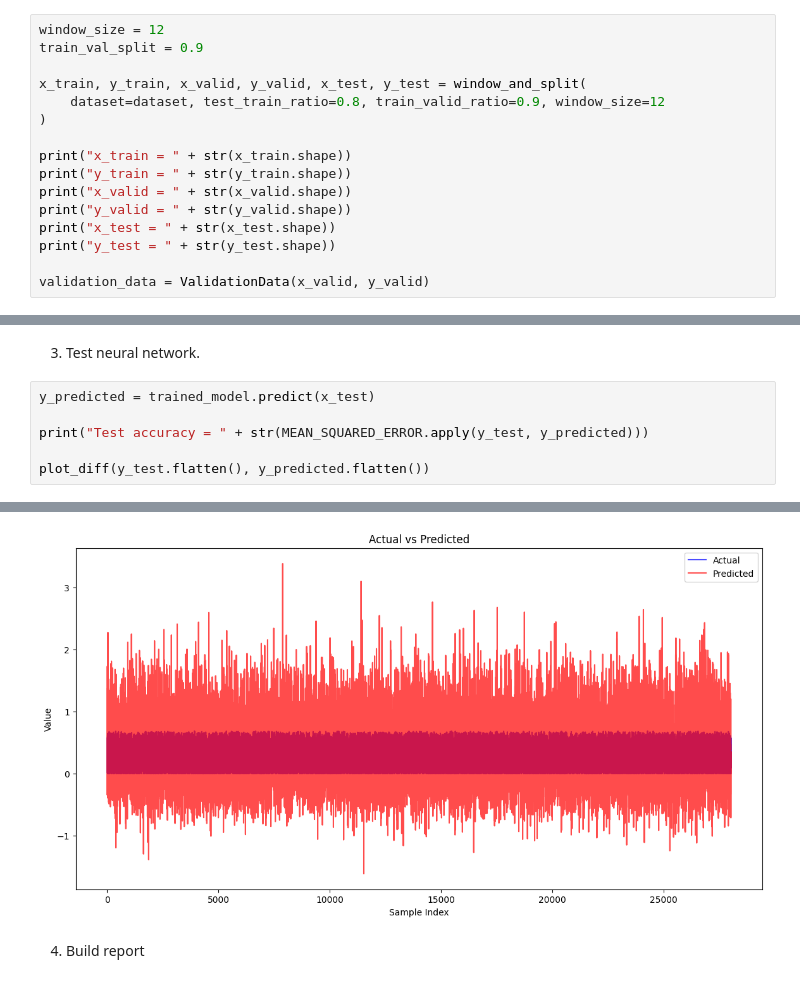
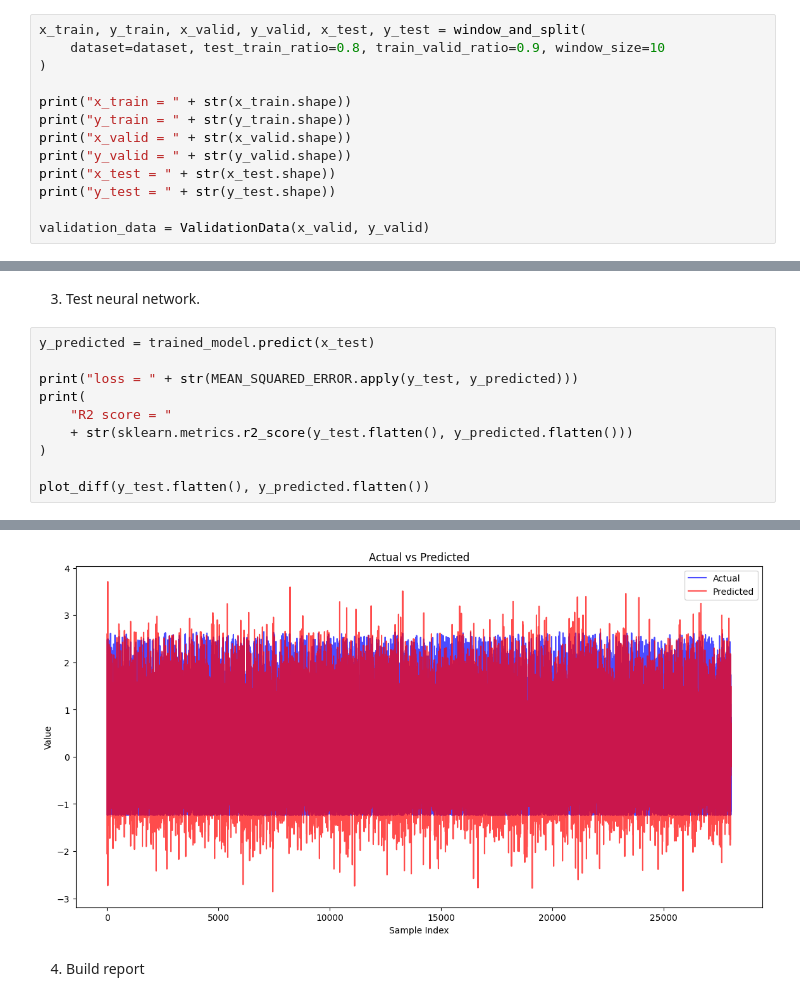
Before and after one commit to melalex/computational-intelligence, a Jupyter notebook: notebooks/wind_turbine_forecasting.ipynb, the cells around one changed output, grey strips where cells are left out. Drawn from its saved outputs; the diff is of its cells as text.

```diff
--- a/notebooks/wind_turbine_forecasting.ipynb
+++ b/notebooks/wind_turbine_forecasting.ipynb
@@ -51,9 +53,6 @@ dataset.head(5)
 # %%
-window_size = 12
-train_val_split = 0.9
-
 x_train, y_train, x_valid, y_valid, x_test, y_test = window_and_split(
-    dataset=dataset, test_train_ratio=0.8, train_valid_ratio=0.9, window_size=12
+    dataset=dataset, test_train_ratio=0.8, train_valid_ratio=0.9, window_size=10
 )
 
 print("x_train = " + str(x_train.shape))
@@ -111,7 +110,11 @@ Train accuracy = 0.2521173504617343
 # %%
 y_predicted = trained_model.predict(x_test)
 
-print("Test accuracy = " + str(MEAN_SQUARED_ERROR.apply(y_test, y_predicted)))
+print("loss = " + str(MEAN_SQUARED_ERROR.apply(y_test, y_predicted)))
+print(
+    "R2 score = "
+    + str(sklearn.metrics.r2_score(y_test.flatten(), y_predicted.flatten()))
+)
 
 plot_diff(y_test.flatten(), y_predicted.flatten())
 # %% [output]
@@ -119,4 +123,4 @@ Test accuracy = 0.24695690055288347
-[figure, old version]
+[figure, new version]
 # %% [markdown]
 4. Build report
 # %%
```
Also changed, not shown: parts of 10 cells of this notebook, 1 other file.
